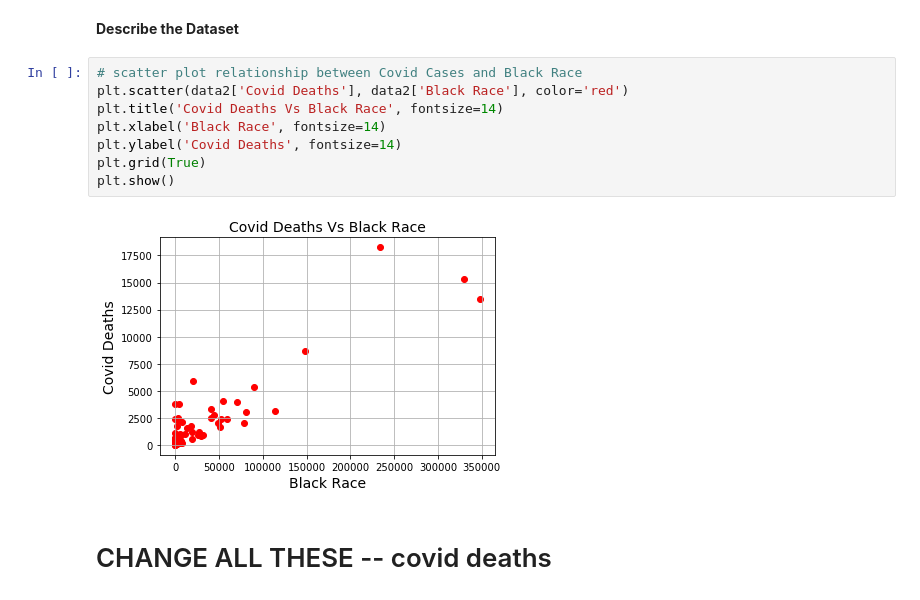
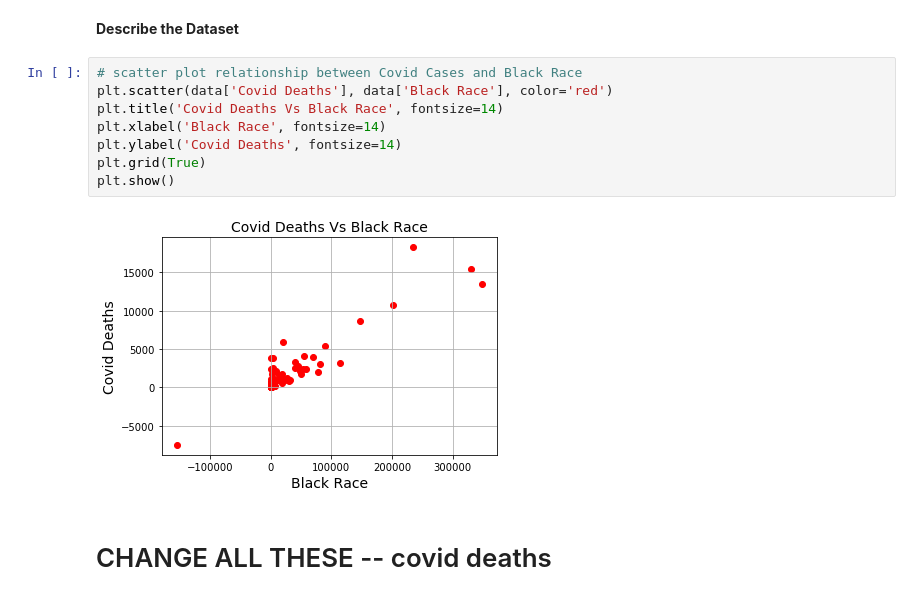
Before and after one commit to monikasivilli/Capstone-Project, a Jupyter notebook: LinReg.ipynb, the cells around one changed output. Saved outputs shown, nothing was run; the diff lists cells and outputs as text.

```diff
--- a/LinReg.ipynb
+++ b/LinReg.ipynb
@@ -441,14 +443,14 @@ seabornInstance.distplot(data['Covid Deaths'])
 __Describe the Dataset__
 # %%
 # scatter plot relationship between Covid Cases and Black Race
-plt.scatter(data2['Covid Deaths'], data2['Black Race'], color='red')
+plt.scatter(data['Covid Deaths'], data['Black Race'], color='red')
 plt.title('Covid Deaths Vs Black Race', fontsize=14)
 plt.xlabel('Black Race', fontsize=14)
 plt.ylabel('Covid Deaths', fontsize=14)
 plt.grid(True)
 plt.show()
 # %% [output]
-[figure, old version]
+[figure, new version]
 # %% [markdown]
 # CHANGE ALL THESE -- covid deaths
 # %%
```
Also changed, not shown: parts of 13 cells of this notebook, 2 other files.
